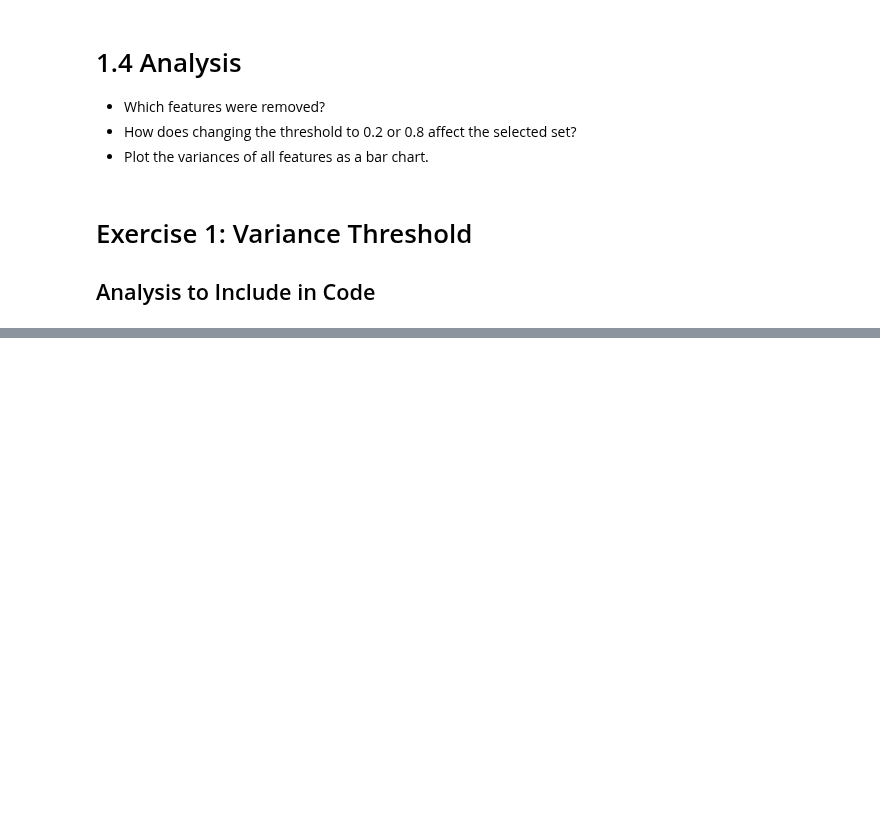
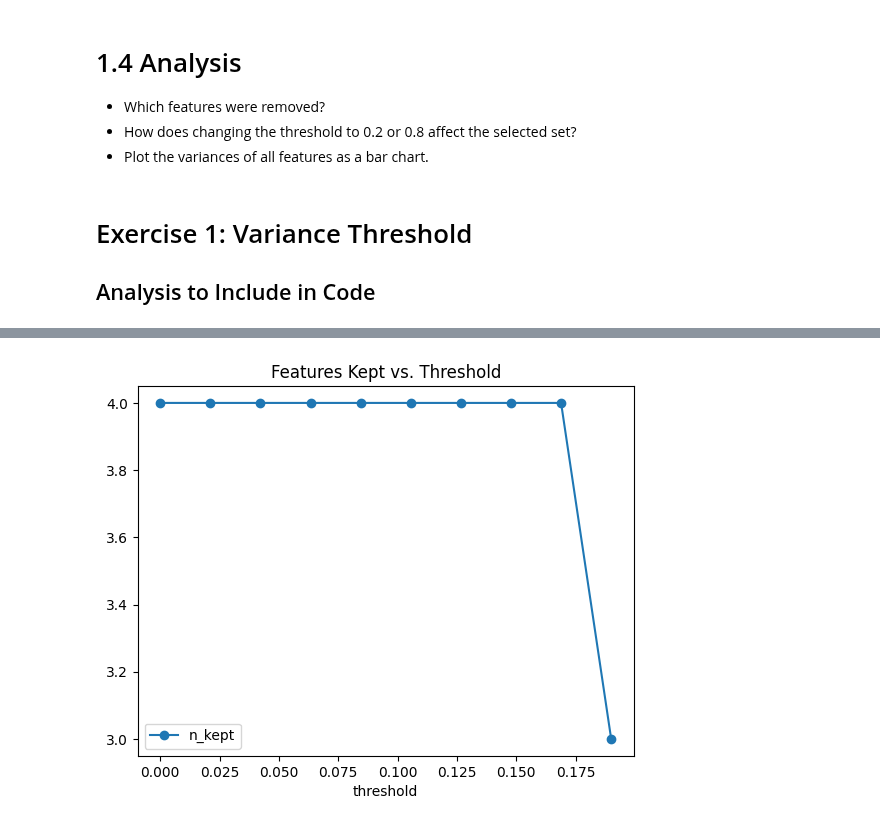
Before and after one commit to appliedcode/mthree-c422, a Jupyter notebook: Exercises/day-2/Filter_methods/Filter_methods_basic.ipynb, the cells around one changed output, grey strips where cells are left out. Cells and saved outputs as stored; diff of their text form; code cells hidden in the pictures; blank space fills up the shorter version.

```diff
--- a/Exercises/day-2/Filter_methods/Filter_methods_basic.ipynb
+++ b/Exercises/day-2/Filter_methods/Filter_methods_basic.ipynb
@@ -60,9 +72,11 @@ plt.show()
 # %%
 # 3. Threshold Sensitivity
 results = []
-for t in np.linspace(0, variances.max(), 10):
+for t in np.linspace(0, variances.min(), 10):
     sel = VarianceThreshold(threshold=t)
     results.append((t, sel.fit(X).get_support().sum()))
 pd.DataFrame(results, columns=['threshold','n_kept']).plot(x='threshold', y='n_kept', marker='o')
 plt.title("Features Kept vs. Threshold")
 plt.show()
+# %% [output]
+[figure, added]
```
Also changed, not shown: parts of 5 cells of this notebook.
